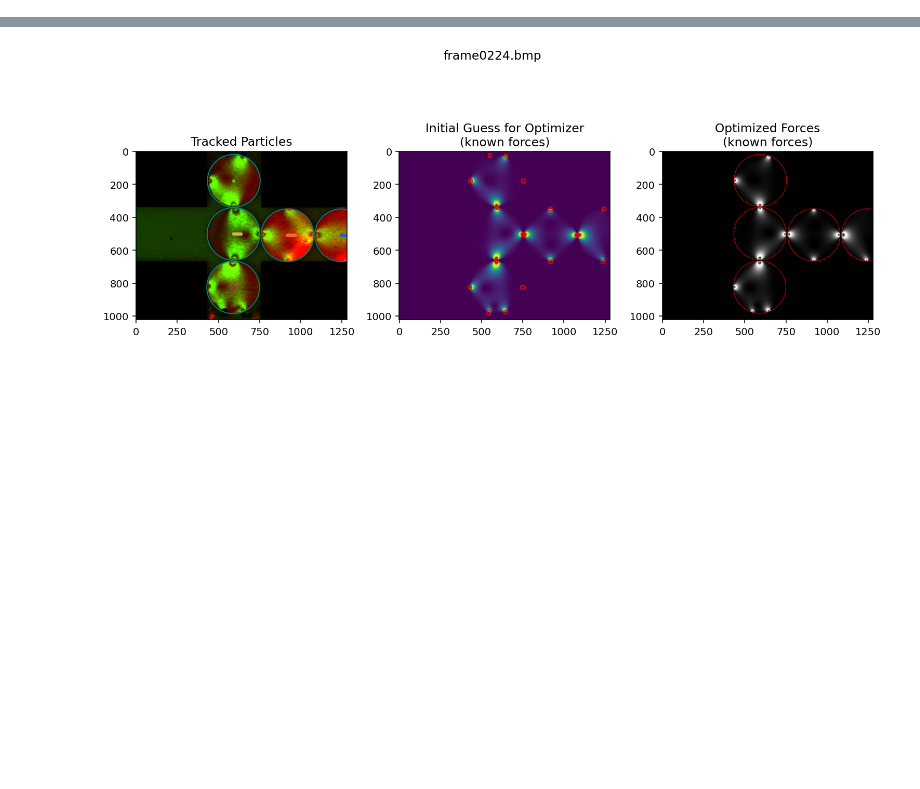
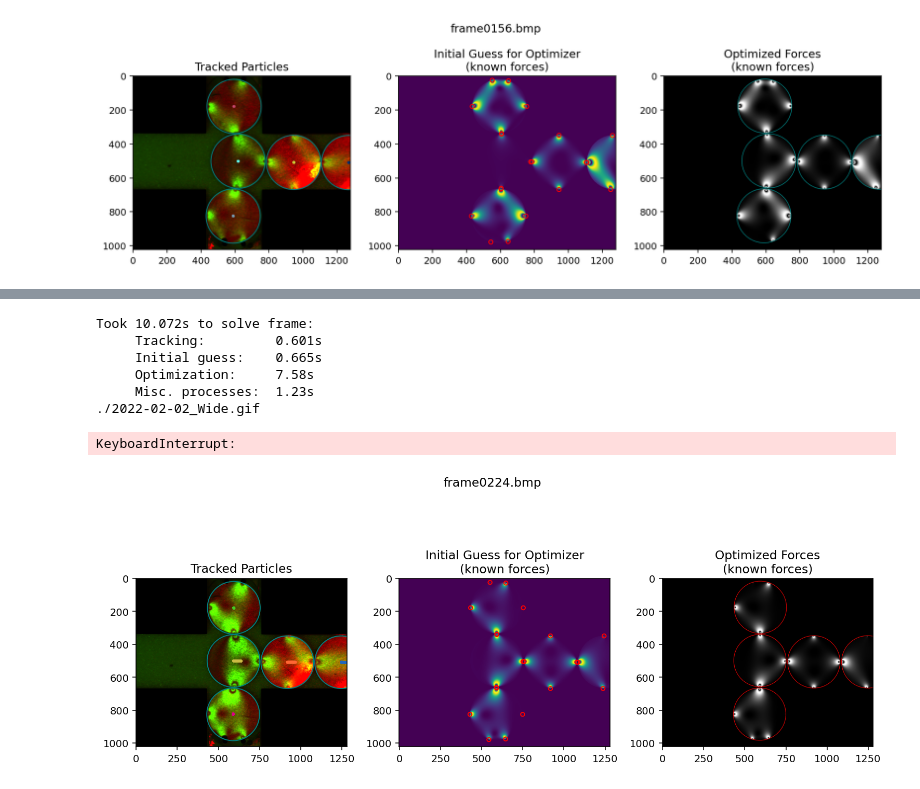
Before and after one commit to Jfeatherstone/SpaceJam, a Jupyter notebook: ForceSolving.ipynb, the cells around one changed output, grey strips where cells are left out. Saved outputs shown, nothing was run; the diff lists cells and outputs as text; code cells hidden in the pictures; blank space fills up the shorter version.

Commit message:
Updated force solving notebook

```diff
--- a/ForceSolving.ipynb
+++ b/ForceSolving.ipynb
@@ -94,0 +97,11 @@ plt.show()
+# %%
+optimizationKwargs = {"maxEvals": [15, 10], "method": 'nelder',
+                     "parametersToFit": [['f', 'a'], ['b', 'a']],
+                     "allowRemoveForces": True, "betaTolerance": .03,
+                     "allowAddForces": True, "minForceThreshold": .015}
+
+forceSolve(dataFolder, guessRadius, fSigma, pxPerMeter,
+           brightfield, maskImage=maskArr, imageStartIndex=150,
+           debug=True, optimizationKwargs=optimizationKwargs)
+# %% [output]
+[figure, added]
@@ -95,3 +109,10 @@ plt.show()
+Took 10.072s to solve frame:
+     Tracking:         0.601s
+     Initial guess:    0.665s
+     Optimization:     7.58s
+     Misc. processes:  1.23s
+./2022-02-02_Wide.gif
+KeyboardInterrupt:
 # %%
 imageFiles = os.listdir(dataFolder)
 imageFiles = np.sort(imageFiles)
```
Also changed, not shown: parts of 5 cells of this notebook.
